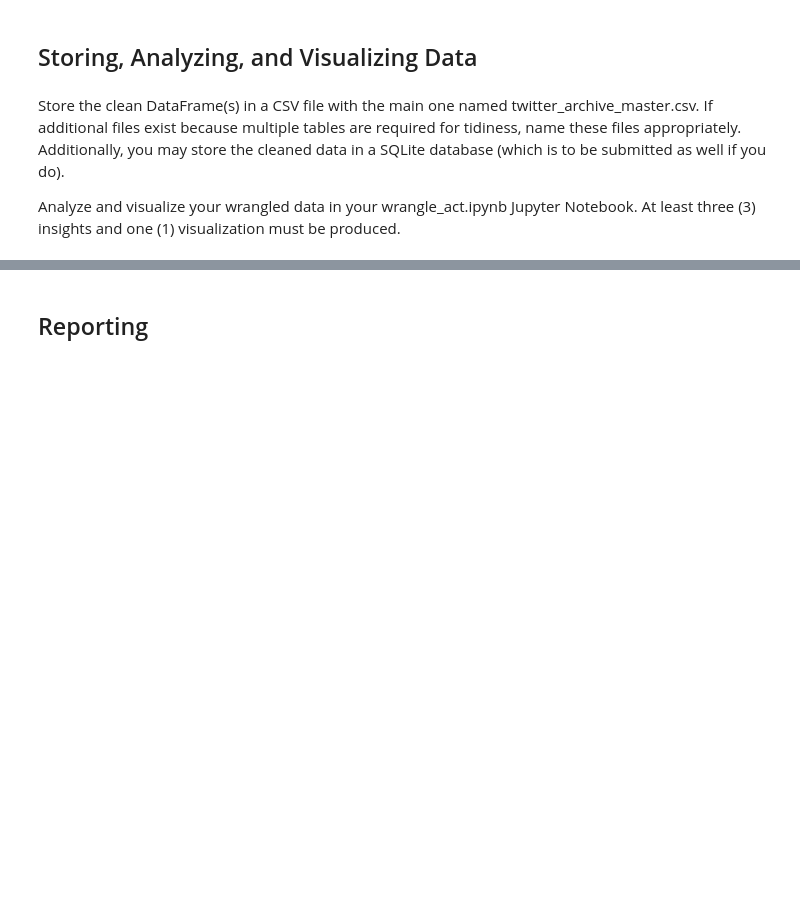
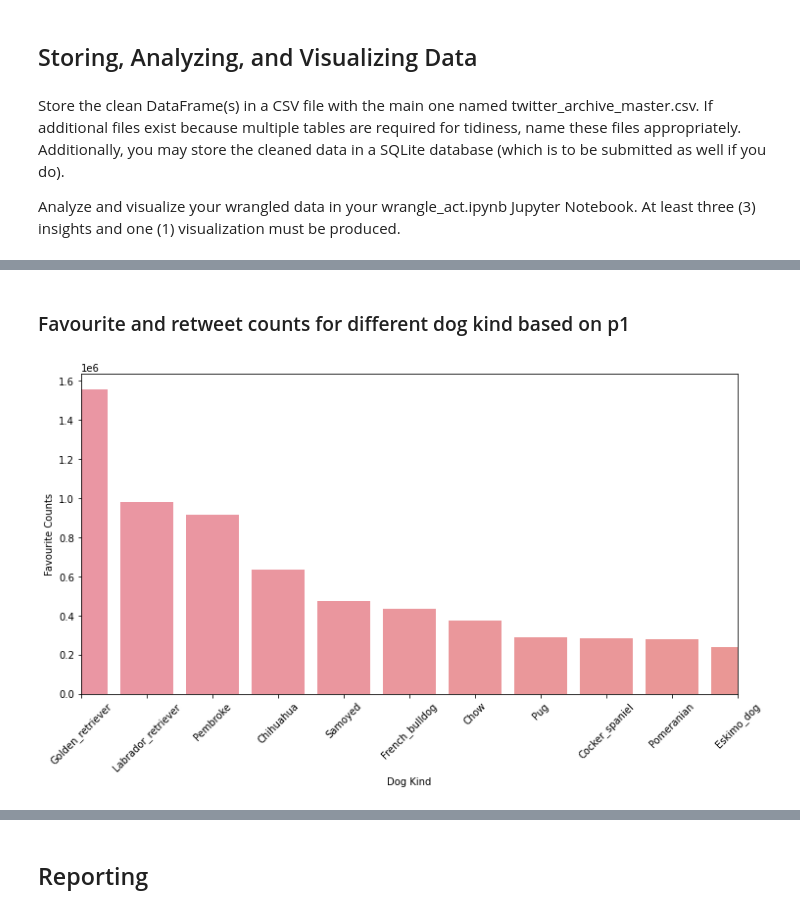
Before and after one commit to keruichen-coco/Wrangle_and_analyze_data, a Jupyter notebook: wrangle_act.ipynb, the cells around one changed output, grey strips where cells are left out. Saved outputs shown, nothing was run; the diff lists cells and outputs as text; code cells hidden in the pictures; blank space fills up the shorter version.

```diff
--- a/wrangle_act.ipynb
+++ b/wrangle_act.ipynb
@@ -229,3 +600,6 @@ Clean each of the issues you documented while assessing. The result should be a
 Store the clean DataFrame(s) in a CSV file with the main one named twitter_archive_master.csv. If additional files exist because multiple tables are required for tidiness, name these files appropriately. Additionally, you may store the cleaned data in a SQLite database (which is to be submitted as well if you do).
 
 Analyze and visualize your wrangled data in your wrangle_act.ipynb Jupyter Notebook. At least three (3) insights and one (1) visualization must be produced.
+# %%
+twitter_archive_master = pd.read_csv('twitter_archive_master.csv')
+twitter_archive_master.head()
@@ -231,0 +618,18 @@ Analyze and visualize your wrangled data in your wrangle_act.ipynb Jupyter Noteb
+# %% [markdown]
+### Favourite and retweet counts for different dog kind based on p1
+# %%
+fav_kind = twitter_archive_master.groupby(['p1']).agg({'favorite_count': 'sum'}).sort_values(by='favorite_count', ascending=False).reset_index()
+# %%
+plt.figure(figsize=(12,6))
+
+chart = sns.barplot(x='p1',
+            y="favorite_count",
+            data=fav_kind,
+            )
+
+chart.set_xticklabels(chart.get_xticklabels(), rotation=45)
+plt.xlim(0, 10)
+plt.xlabel("Dog Kind", size=10)
+plt.ylabel("Favourite Counts", size=10);
+# %% [output]
+[figure, added]
```
Also changed, not shown: parts of 71 cells of this notebook, 4 other files.
